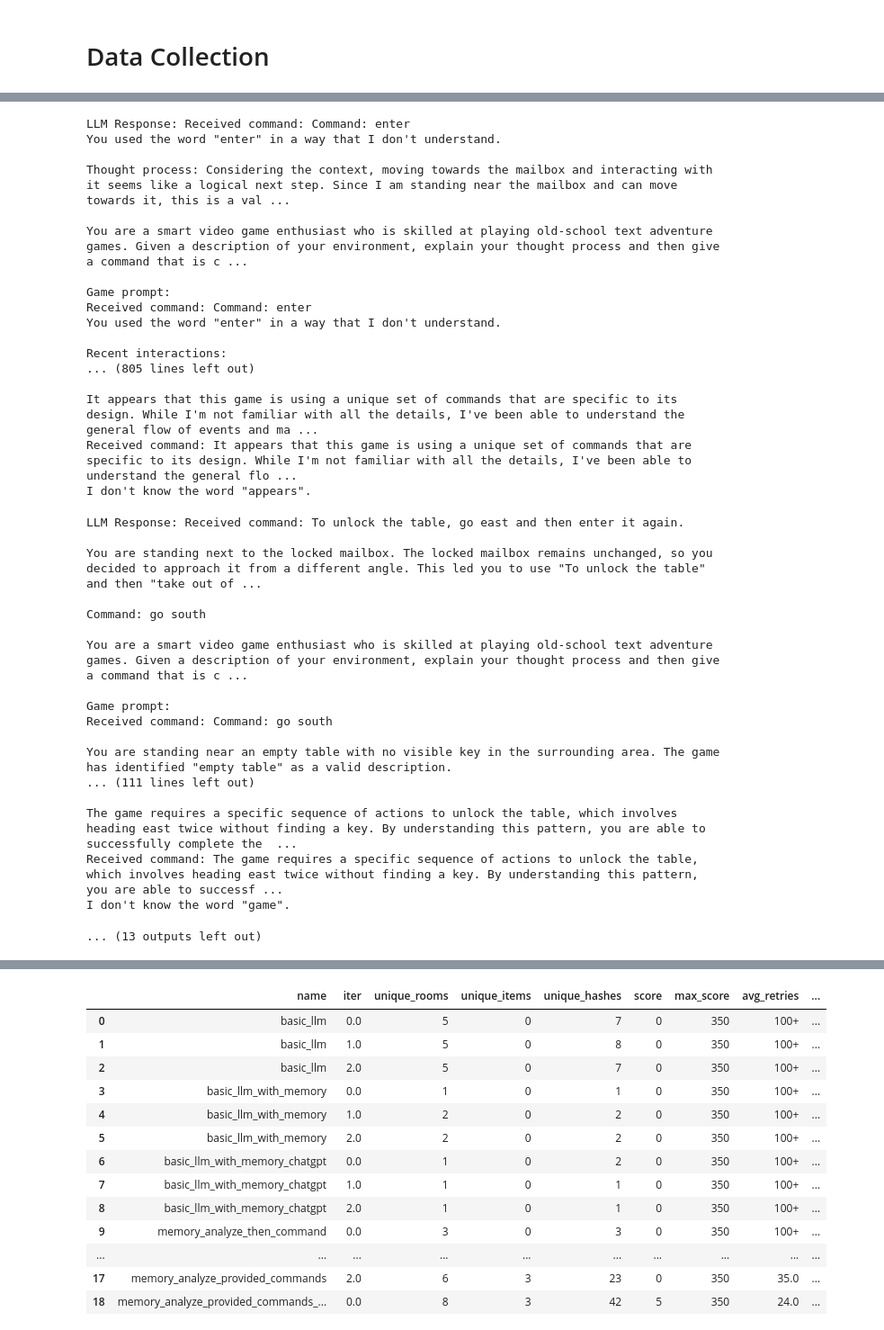
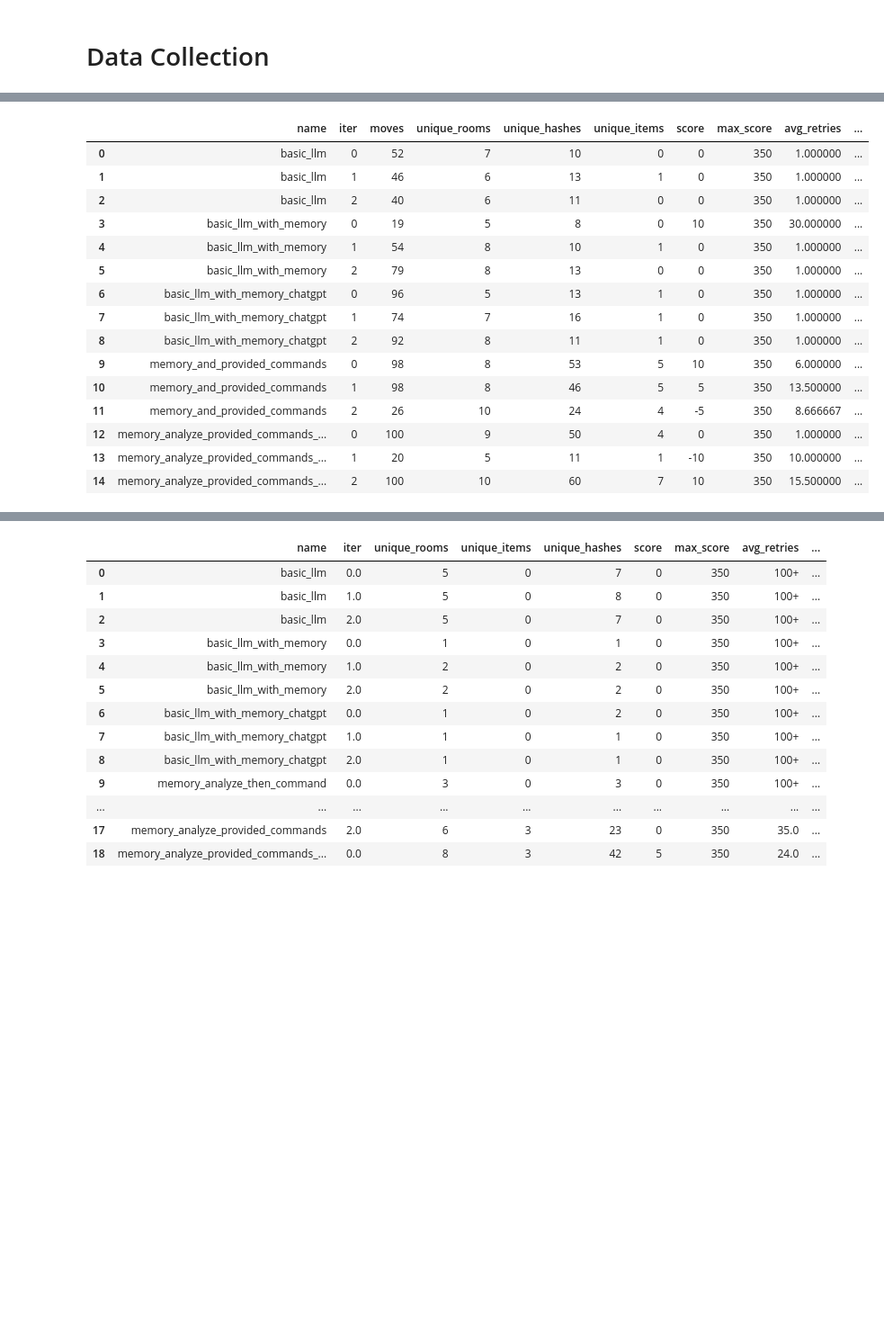
Before and after one commit to lewark/cs542-adventure, a Jupyter notebook: test_llms.ipynb, the cells around one changed output, grey strips where cells are left out. Shown at 90% size. Drawn from its saved outputs; the diff is of its cells as text; code cells hidden in the pictures; blank space fills up the shorter version.

Commit message:
More outputs. Ready for data runs

```diff
--- a/test_llms.ipynb
+++ b/test_llms.ipynb
@@ -74,7 +54,7 @@ def basic_llm():
     def turn():
         nonlocal game_response
         prompt = make_prompt(f'Game prompt:\n{game_response}')
-        response = ollama.generate(model='llama3.2:1b', prompt=prompt).response
+        response = ollama.generate(model='llama3.2:3b', prompt=prompt).response
         print(f'LLM Response: {response}')
         player_in = response.splitlines()[-1].strip()
         print(player_in)
@@ -110,7 +90,7 @@ def basic_llm_with_memory(memory_size=5, system_prompt=system_prompt_memory):
         prompt = make_prompt(f'Game prompt:\n{game_response}')
         combined_memory = "\n".join(memory)
         prompt_with_memory = f'{combined_memory}\n\n{prompt}'
-        response = ollama.generate(model='llama3.2:1b', prompt=prompt_with_memory).response
+        response = ollama.generate(model='llama3.2:3b', prompt=prompt_with_memory).response
         print(f'LLM Response: {response}')
         player_in = response.splitlines()[-1].strip()
 
@@ -217,7 +197,7 @@ def memory_and_provided_commands(memory_size=5):
         combined_memory = "\n".join(memory)
         actions = ', '.join(env.get_valid_actions())
         prompt = make_prompt(f'{combined_memory}\n\nGame text:\n{game_response}\n\nValid actions: {actions}')
-        response = ollama.generate(model='llama3.2:1b', prompt=prompt).response
+        response = ollama.generate(model='llama3.2:3b', prompt=prompt).response
         print(f'LLM Response: {response}')
         player_in = response.splitlines()[-1].strip()
 
@@ -286,7 +266,7 @@ def memory_analyze_provided_commands(memory_size=5, model='llama3.2:1b'):
     return result
 # %%
 def memory_analyze_provided_commands_chat():
-    model = 'llama3.2:1b'
+    model = 'llama3.2:3b'
     system_prompt = (
         f'You are a smart video game tester who is skilled at playing old-school text adventure games. You are playing {game}\n'
         'Act rationally based on the game’s last description.\n'
@@ -430,9 +410,9 @@ calls = {
     'basic_llm': basic_llm,
     'basic_llm_with_memory': basic_llm_with_memory,
     'basic_llm_with_memory_chatgpt': lambda: basic_llm_with_memory(system_prompt=system_prompt_memory_chatgpt),
-    'memory_analyze_then_command': memory_analyze_then_command,
+    # 'memory_analyze_then_command': memory_analyze_then_command,
     'memory_and_provided_commands': memory_and_provided_commands,
-    'memory_analyze_provided_commands': memory_analyze_provided_commands,
+    # 'memory_analyze_provided_commands': memory_analyze_provided_commands,
     'memory_analyze_provided_commands_chat': memory_analyze_provided_commands_chat,
 }
 
@@ -626,38 +467,19 @@ I don't know the word "thought".
-LLM Response: Received command: Command: enter
-You used the word "enter" in a way that I don't understand.
-
-Thought process: Considering the context, moving towards the mailbox and interacting with it seems like a logical next step. Since I am standing near the mailbox and can move towards it, this is a val ...
-
-You are a smart video game enthusiast who is skilled at playing old-school text adventure games. Given a description of your environment, explain your thought process and then give a command that is c ...
-
-Game prompt:
-Received command: Command: enter
-You used the word "enter" in a way that I don't understand.
-
-Recent interactions:
-... (805 lines left out)
-
-It appears that this game is using a unique set of commands that are specific to its design. While I'm not familiar with all the details, I've been able to understand the general flow of events and ma ...
-Received command: It appears that this game is using a unique set of commands that are specific to its design. While I'm not familiar with all the details, I've been able to understand the general flo ...
-I don't know the word "appears".
-LLM Response: Received command: To unlock the table, go east and then enter it again.
-
-You are standing next to the locked mailbox. The locked mailbox remains unchanged, so you decided to approach it from a different angle. This led you to use "To unlock the table" and then "take out of ...
-
-Command: go south
-
-You are a smart video game enthusiast who is skilled at playing old-school text adventure games. Given a description of your environment, explain your thought process and then give a command that is c ...
-
-Game prompt:
-Received command: Command: go south
-
-You are standing near an empty table with no visible key in the surrounding area. The game has identified "empty table" as a valid description.
-... (111 lines left out)
-
-The game requires a specific sequence of actions to unlock the table, which involves heading east twice without finding a key. By understanding this pattern, you are able to successfully complete the  ...
-Received command: The game requires a specific sequence of actions to unlock the table, which involves heading east twice without finding a key. By understanding this pattern, you are able to successf ...
-I don't know the word "game".
-... (13 outputs left out)
+|  | name | iter | moves | unique_rooms | unique_hashes | unique_items | score | max_score | avg_retries | ... |
+| 0 | basic_llm | 0 | 52 | 7 | 10 | 0 | 0 | 350 | 1.000000 | ... |
+| 1 | basic_llm | 1 | 46 | 6 | 13 | 1 | 0 | 350 | 1.000000 | ... |
+| 2 | basic_llm | 2 | 40 | 6 | 11 | 0 | 0 | 350 | 1.000000 | ... |
+| 3 | basic_llm_with_memory | 0 | 19 | 5 | 8 | 0 | 10 | 350 | 30.000000 | ... |
+| 4 | basic_llm_with_memory | 1 | 54 | 8 | 10 | 1 | 0 | 350 | 1.000000 | ... |
+| 5 | basic_llm_with_memory | 2 | 79 | 8 | 13 | 0 | 0 | 350 | 1.000000 | ... |
+| 6 | basic_llm_with_memory_chatgpt | 0 | 96 | 5 | 13 | 1 | 0 | 350 | 1.000000 | ... |
+| 7 | basic_llm_with_memory_chatgpt | 1 | 74 | 7 | 16 | 1 | 0 | 350 | 1.000000 | ... |
+| 8 | basic_llm_with_memory_chatgpt | 2 | 92 | 8 | 11 | 1 | 0 | 350 | 1.000000 | ... |
+| 9 | memory_and_provided_commands | 0 | 98 | 8 | 53 | 5 | 10 | 350 | 6.000000 | ... |
+| 10 | memory_and_provided_commands | 1 | 98 | 8 | 46 | 5 | 5 | 350 | 13.500000 | ... |
+| 11 | memory_and_provided_commands | 2 | 26 | 10 | 24 | 4 | -5 | 350 | 8.666667 | ... |
+| 12 | memory_analyze_provided_commands_... | 0 | 100 | 9 | 50 | 4 | 0 | 350 | 1.000000 | ... |
+| 13 | memory_analyze_provided_commands_... | 1 | 20 | 5 | 11 | 1 | -10 | 350 | 10.000000 | ... |
+| 14 | memory_analyze_provided_commands_... | 2 | 100 | 10 | 60 | 7 | 10 | 350 | 15.500000 | ... |
 # %%
 long_calls = {
     'agent': agent
```
Also changed, not shown: parts of 6 cells of this notebook, 4 other files.
